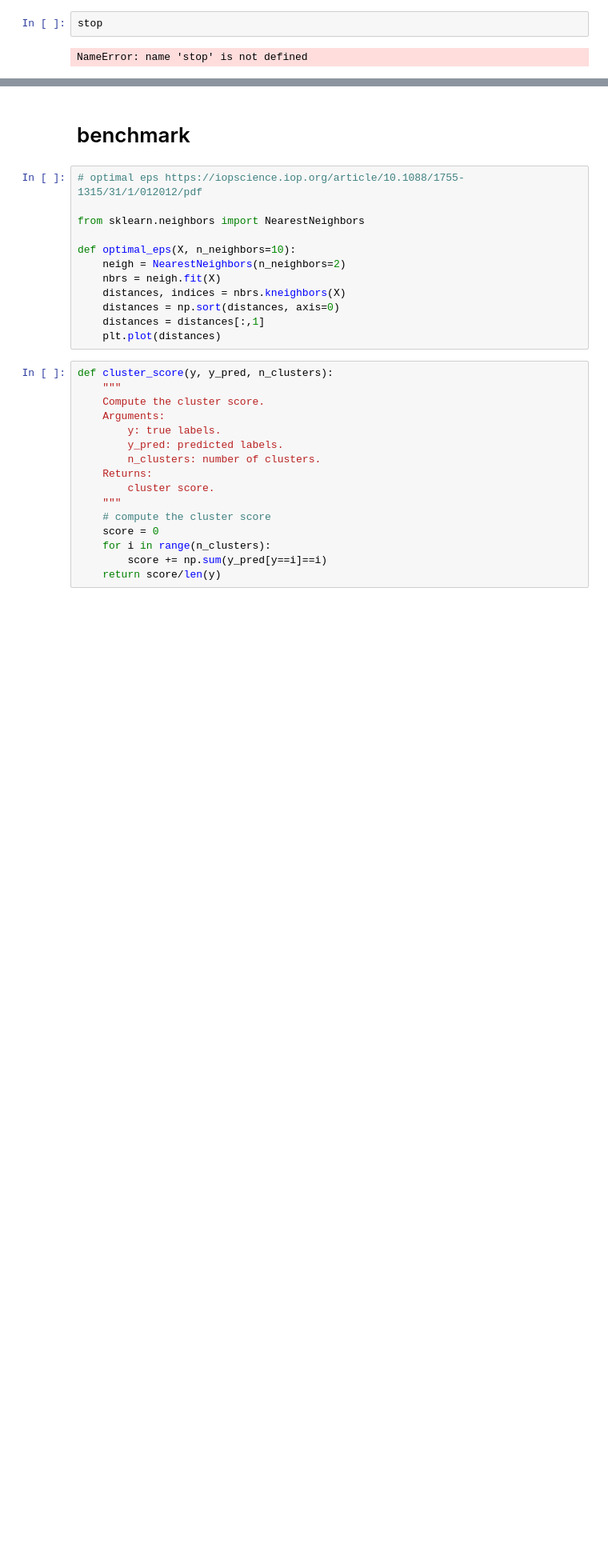
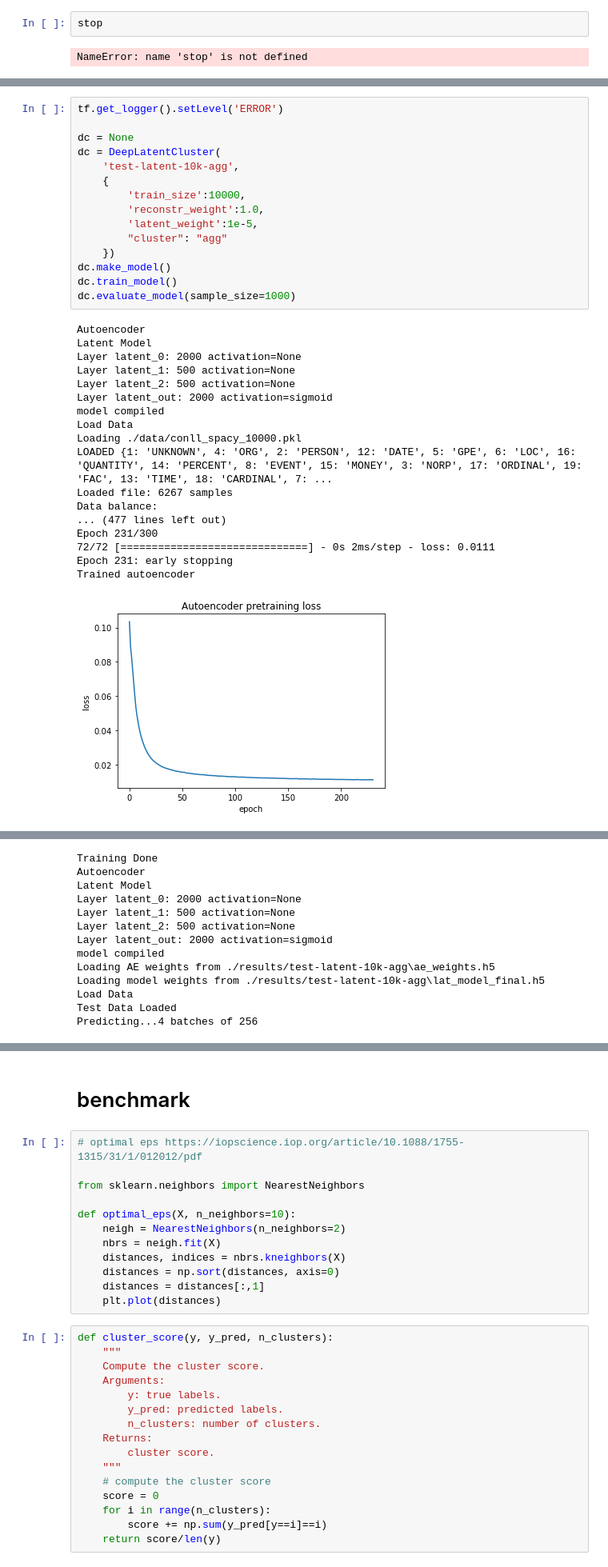
Before and after one commit to wgilpin/auto-ontology, a Jupyter notebook: src/joint_model_trg.ipynb, the cells around one changed output, grey strips where cells are left out. Shown at 80% size. Saved outputs shown, nothing was run; the diff lists cells and outputs as text; blank space fills up the shorter version.

```diff
--- a/src/joint_model_trg.ipynb
+++ b/src/joint_model_trg.ipynb
@@ -940,0 +953,34 @@ evaluate_model('reset-metrics-dbscan',
+# %%
+tf.get_logger().setLevel('ERROR')
+
+dc = None
+dc = DeepLatentCluster(
+    'test-latent-10k-agg',
+    {
+        'train_size':10000,
+        'reconstr_weight':1.0,
+        'latent_weight':1e-5,
+        "cluster": "agg"
+    })
+dc.make_model()
+dc.train_model()
+dc.evaluate_model(sample_size=1000)
+# %% [output]
+Autoencoder
+Latent Model
+Layer latent_0: 2000 activation=None
+Layer latent_1: 500 activation=None
+Layer latent_2: 500 activation=None
+Layer latent_out: 2000 activation=sigmoid
+model compiled
+Load Data
+Loading ./data/conll_spacy_10000.pkl
+LOADED {1: 'UNKNOWN', 4: 'ORG', 2: 'PERSON', 12: 'DATE', 5: 'GPE', 6: 'LOC', 16: 'QUANTITY', 14: 'PERCENT', 8: 'EVENT', 15: 'MONEY', 3: 'NORP', 17: 'ORDINAL', 19: 'FAC', 13: 'TIME', 18: 'CARDINAL', 7: ...
+Loaded file: 6267 samples
+Data balance:
+... (477 lines left out)
+Epoch 231/300
+72/72 [==============================] - 0s 2ms/step - loss: 0.0111
+Epoch 231: early stopping
+Trained autoencoder
+[figure, added]
@@ -940,0 +991,13 @@ evaluate_model('reset-metrics-dbscan',
+Training Done
+Autoencoder
+Latent Model
+Layer latent_0: 2000 activation=None
+Layer latent_1: 500 activation=None
+Layer latent_2: 500 activation=None
+Layer latent_out: 2000 activation=sigmoid
+model compiled
+Loading AE weights from ./results/test-latent-10k-agg\ae_weights.h5
+Loading model weights from ./results/test-latent-10k-agg\lat_model_final.h5
+Load Data
+Test Data Loaded
+Predicting...4 batches of 256
```
Also changed, not shown: parts of 62 cells of this notebook, 1 other file.
